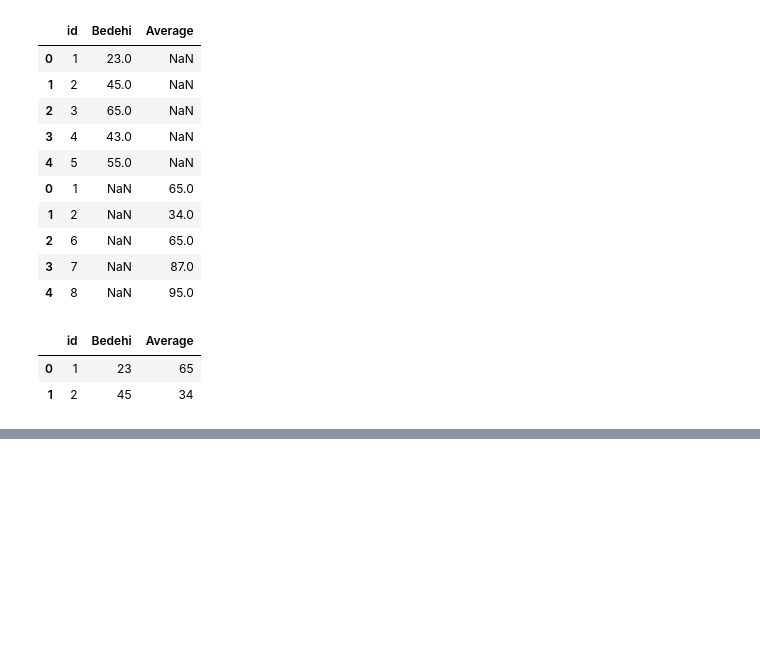
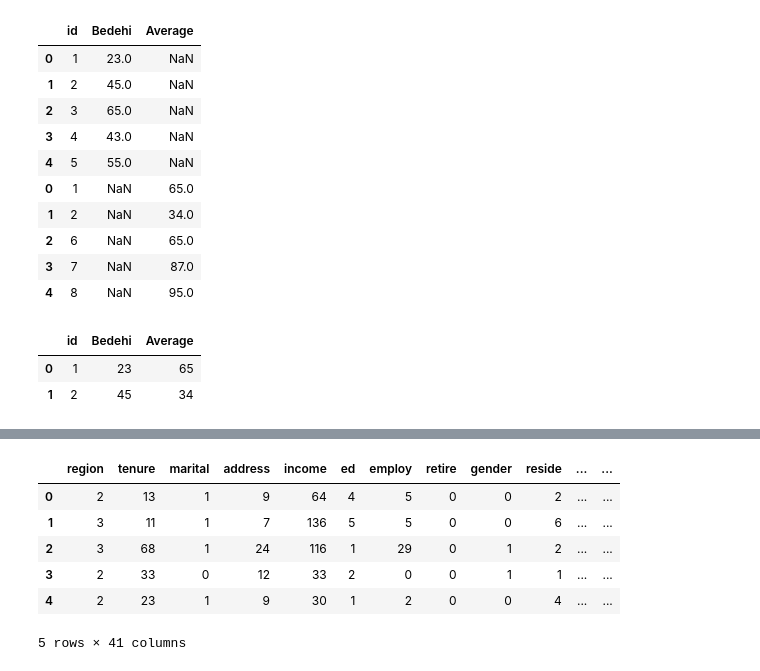
Before and after one commit to NasimShokrgozar/FirstSc, a Jupyter notebook: Session07_Basic.ipynb, the cells around one changed output, grey strips where cells are left out. Cells and saved outputs as stored; diff of their text form; code cells hidden in the pictures; blank space fills up the shorter version.

```diff
--- a/Session07_Basic.ipynb
+++ b/Session07_Basic.ipynb
@@ -169,0 +273,12 @@ DF_j
+# %%
+# حذف ستون
+f1=df_t.drop('age',axis=1)
+f1.head()
+# %% [output]
+|  | region | tenure | marital | address | income | ed | employ | retire | gender | reside | ... | ... |
+| 0 | 2 | 13 | 1 | 9 | 64 | 4 | 5 | 0 | 0 | 2 | ... | ... |
+| 1 | 3 | 11 | 1 | 7 | 136 | 5 | 5 | 0 | 0 | 6 | ... | ... |
+| 2 | 3 | 68 | 1 | 24 | 116 | 1 | 29 | 0 | 1 | 2 | ... | ... |
+| 3 | 2 | 33 | 0 | 12 | 33 | 2 | 0 | 0 | 1 | 1 | ... | ... |
+| 4 | 2 | 23 | 1 | 9 | 30 | 1 | 2 | 0 | 0 | 4 | ... | ... |
+5 rows × 41 columns
```
Also changed, not shown: parts of 10 cells of this notebook.
